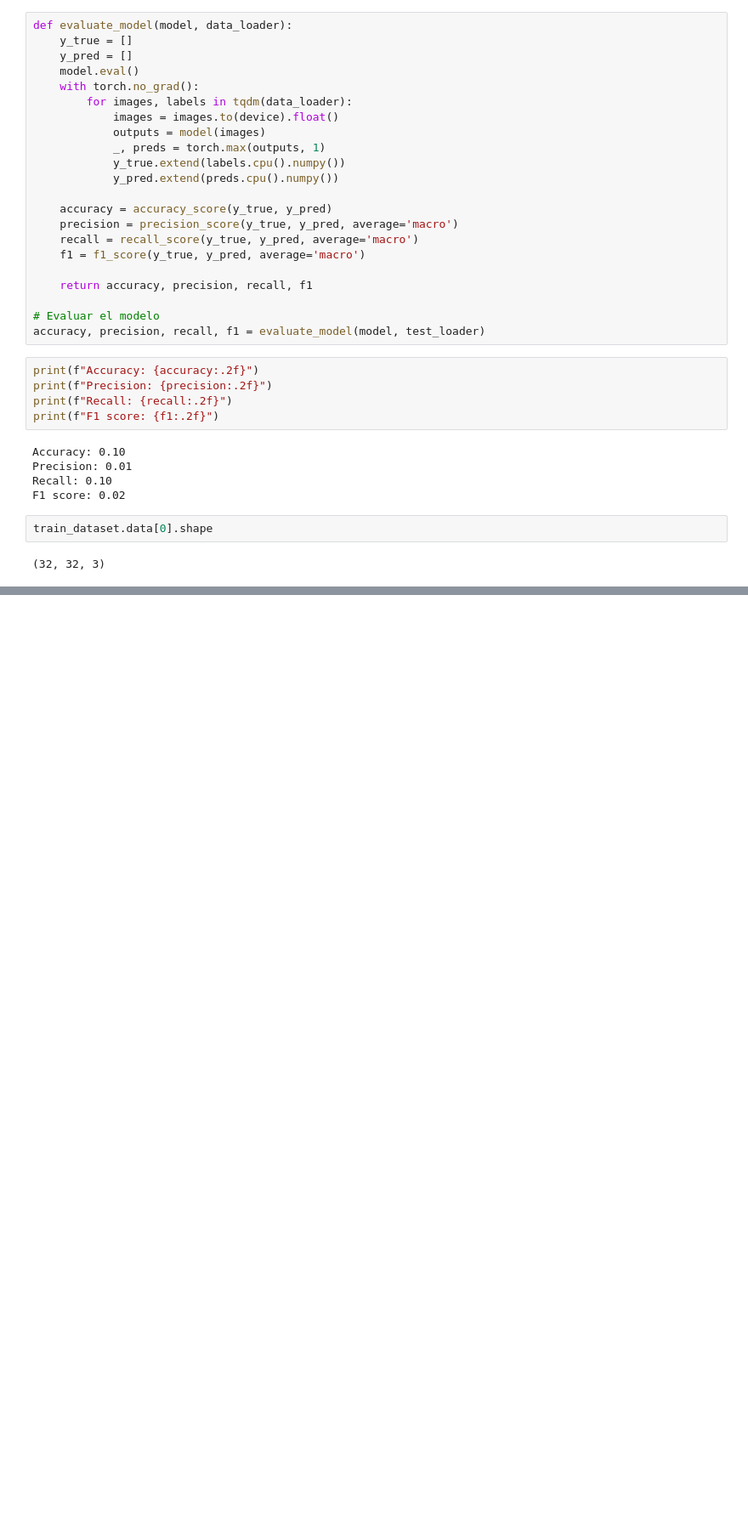
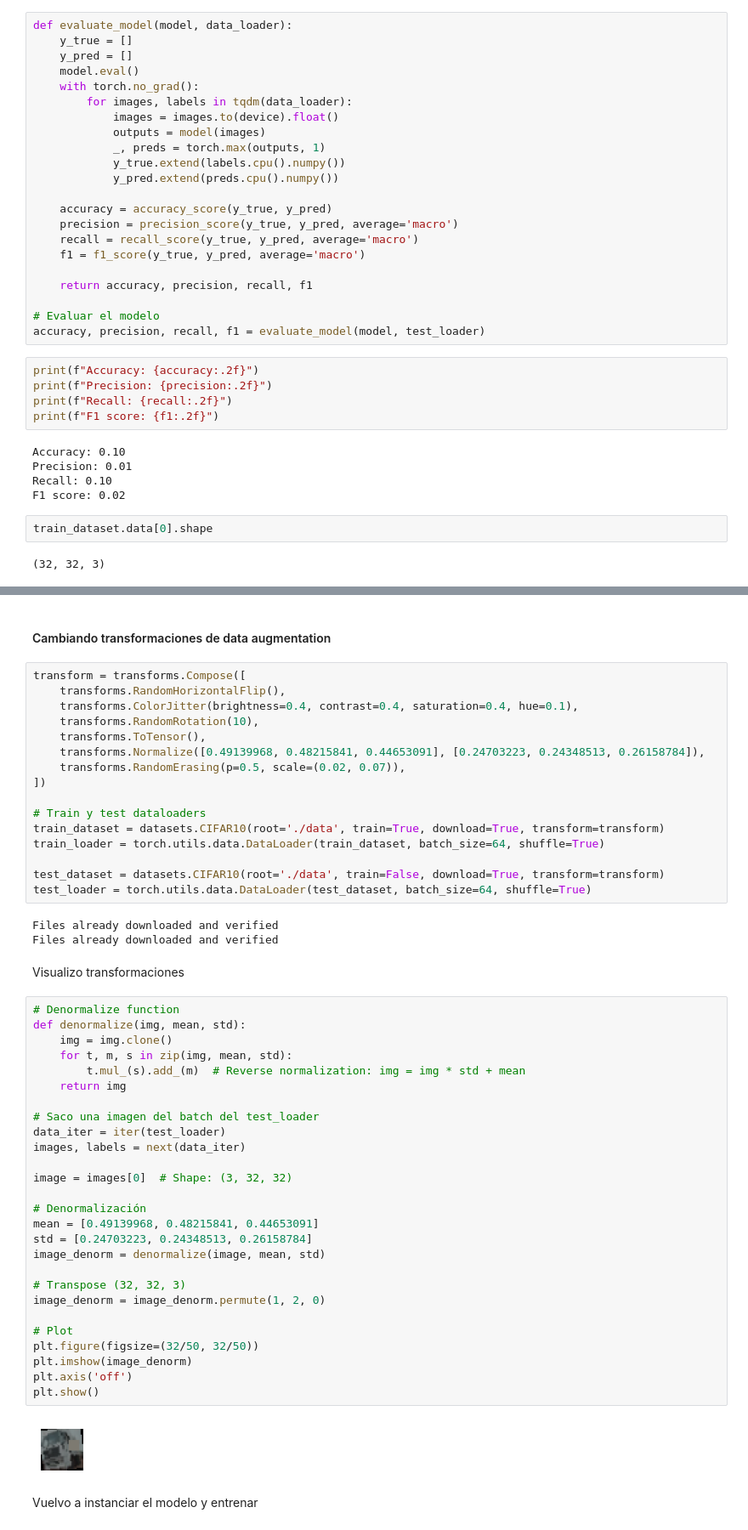
Before and after one commit to lsaraco/vision_transformers_fiuba, a Jupyter notebook: TP2/TP2.ipynb, the cells around one changed output, grey strips where cells are left out. Shown: that part at 85% size. Saved outputs shown, nothing was run; the diff lists cells and outputs as text; blank space fills up the shorter version.

```diff
--- a/TP2/TP2.ipynb
+++ b/TP2/TP2.ipynb
@@ -455,0 +458,54 @@ NameError: name 'class_names' is not defined
+# %% [markdown]
+#### Cambiando transformaciones de data augmentation
+# %%
+transform = transforms.Compose([
+    transforms.RandomHorizontalFlip(),
+    transforms.ColorJitter(brightness=0.4, contrast=0.4, saturation=0.4, hue=0.1),
+    transforms.RandomRotation(10),
+    transforms.ToTensor(),
+    transforms.Normalize([0.49139968, 0.48215841, 0.44653091], [0.24703223, 0.24348513, 0.26158784]),
+    transforms.RandomErasing(p=0.5, scale=(0.02, 0.07)),
+])
+
+# Train y test dataloaders
+train_dataset = datasets.CIFAR10(root='./data', train=True, download=True, transform=transform)
+train_loader = torch.utils.data.DataLoader(train_dataset, batch_size=64, shuffle=True)
+
+test_dataset = datasets.CIFAR10(root='./data', train=False, download=True, transform=transform)
+test_loader = torch.utils.data.DataLoader(test_dataset, batch_size=64, shuffle=True)
+# %% [output]
+Files already downloaded and verified
+Files already downloaded and verified
+# %% [markdown]
+Visualizo transformaciones
+# %%
+# Denormalize function
+def denormalize(img, mean, std):
+    img = img.clone()
+    for t, m, s in zip(img, mean, std):
+        t.mul_(s).add_(m)  # Reverse normalization: img = img * std + mean
+    return img
+
+# Saco una imagen del batch del test_loader
+data_iter = iter(test_loader)
+images, labels = next(data_iter)
+
+image = images[0]  # Shape: (3, 32, 32)
+
+# Denormalización
+mean = [0.49139968, 0.48215841, 0.44653091]
+std = [0.24703223, 0.24348513, 0.26158784]
+image_denorm = denormalize(image, mean, std)
+
+# Transpose (32, 32, 3)
+image_denorm = image_denorm.permute(1, 2, 0)
+
+# Plot
+plt.figure(figsize=(32/50, 32/50))
+plt.imshow(image_denorm)
+plt.axis('off')
+plt.show()
+# %% [output]
+[figure, added]
+# %% [markdown]
+Vuelvo a instanciar el modelo y entrenar
```
Also changed, not shown: parts of 18 cells of this notebook, 2 other files.
